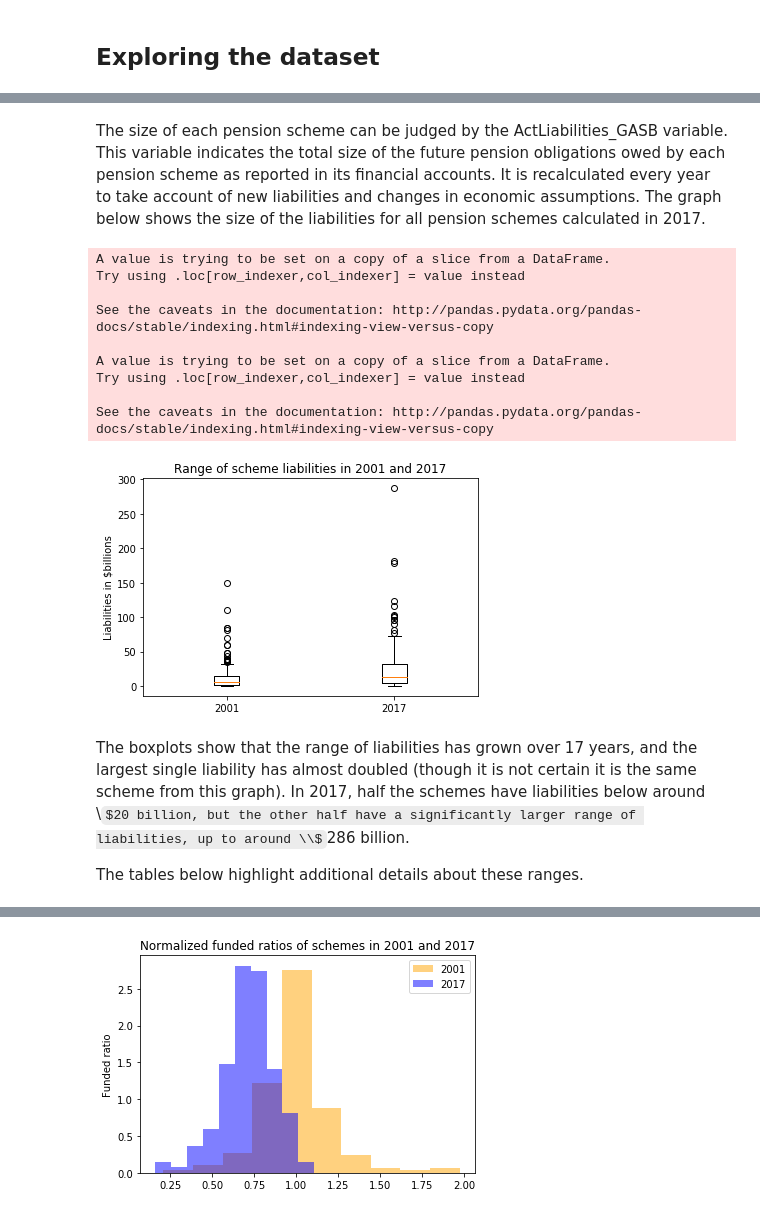
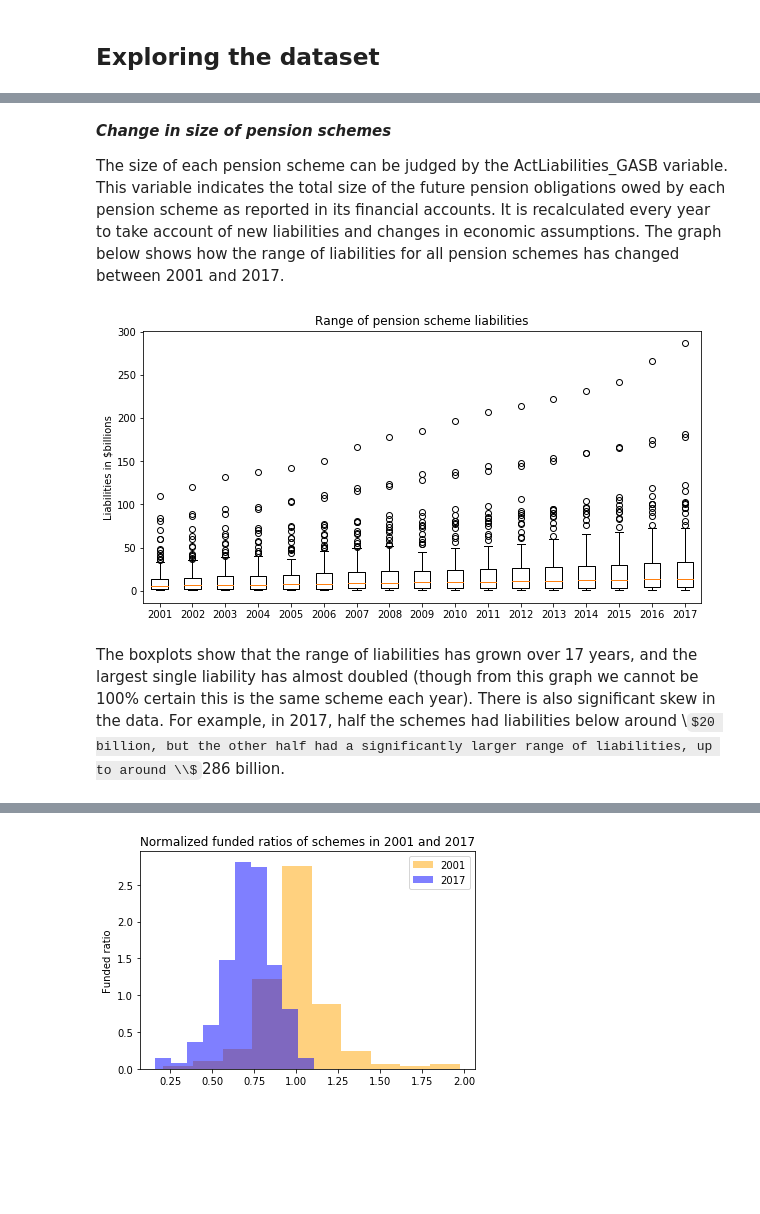
Before and after one commit to SmellsLikeCake/Thinkful-Unit4, a Jupyter notebook: Fundamentals Capstone Report.ipynb, the cells around one changed output, grey strips where cells are left out. Saved outputs shown, nothing was run; the diff lists cells and outputs as text; code cells hidden in the pictures; some formulas as TeX source; blank space fills up the shorter version.

```diff
--- a/Fundamentals Capstone Report.ipynb
+++ b/Fundamentals Capstone Report.ipynb
@@ -39,29 +52,22 @@ plt.show()
 # %% [markdown]
-The size of each pension scheme can be judged by the ActLiabilities_GASB variable. This variable indicates the total size of the future pension obligations owed by each pension scheme as reported in its financial accounts. It is recalculated every year to take account of new liabilities and changes in economic assumptions. The graph below shows the size of the liabilities for all pension schemes calculated in 2017.
+<i><b>Change in size of pension schemes</b></i>
+
+The size of each pension scheme can be judged by the ActLiabilities_GASB variable. This variable indicates the total size of the future pension obligations owed by each pension scheme as reported in its financial accounts. It is recalculated every year to take account of new liabilities and changes in economic assumptions. The graph below shows how the range of liabilities for all pension schemes has changed between 2001 and 2017.
 # %%
-pensions_2017_clean = pensions_2017.dropna(subset=['ActLiabilities_GASB'])
-pensions_2017_clean['ActLiabilities_GASB'] = pensions_2017_clean['ActLiabilities_GASB'] / 1000000 # Change to billions (originally in thousands)
+liabilities = pensions.loc[:, ['PlanName', 'fy', 'ActLiabilities_GASB']]
+liabilities['ActLiabilities_GASB'] = liabilities['ActLiabilities_GASB'] / 1000000 # Change to billions, originally in thousands
+liabilities_2 = liabilities.pivot(index='PlanName', columns='fy', values='ActLiabilities_GASB')
+liabilities_2.dropna(inplace=True)
+liabilities_3 = liabilities_2.T
+liability_yrs = list(liabilities_3.index)
 
-pensions_2001 = pensions[pensions['fy'] == 2001]
-pensions_2001_clean = pensions_2001.dropna(subset=['ActLiabilities_GASB'])
-pensions_2001_clean['ActLiabilities_GASB'] = pensions_2001_clean['ActLiabilities_GASB'] / 1000000
-plt.boxplot([pensions_2001_clean['ActLiabilities_GASB'], pensions_2017_clean['ActLiabilities_GASB']])
+plt.figure(figsize=(10, 5))
+plt.boxplot(liabilities_3)
 plt.ylabel("Liabilities in $billions")
-plt.title("Range of scheme liabilities in 2001 and 2017")
-plt.xticks([1, 2], ["2001", "2017"])
+plt.title("Range of pension scheme liabilities")
+plt.xticks(range(1, 18), liability_yrs)
 plt.show()
 # %% [output]
-A value is trying to be set on a copy of a slice from a DataFrame.
-Try using .loc[row_indexer,col_indexer] = value instead
-
-See the caveats in the documentation: http://pandas.pydata.org/pandas-docs/stable/indexing.html#indexing-view-versus-copy
-
-A value is trying to be set on a copy of a slice from a DataFrame.
-Try using .loc[row_indexer,col_indexer] = value instead
-
-See the caveats in the documentation: http://pandas.pydata.org/pandas-docs/stable/indexing.html#indexing-view-versus-copy
-[figure, old version]
+[figure, new version]
 # %% [markdown]
-The boxplots show that the range of liabilities has grown over 17 years, and the largest single liability has almost doubled (though it is not certain it is the same scheme from this graph). In 2017, half the schemes have liabilities below around \\$20 billion, but the other half have a significantly larger range of liabilities, up to around \\$286 billion.
-
-The tables below highlight additional details about these ranges.
+The boxplots show that the range of liabilities has grown over 17 years, and the largest single liability has almost doubled (though from this graph we cannot be 100% certain this is the same scheme each year). There is also significant skew in the data. For example, in 2017, half the schemes had liabilities below around \\$20 billion, but the other half had a significantly larger range of liabilities, up to around \\$286 billion.
```
Also changed, not shown: parts of 23 cells of this notebook.
